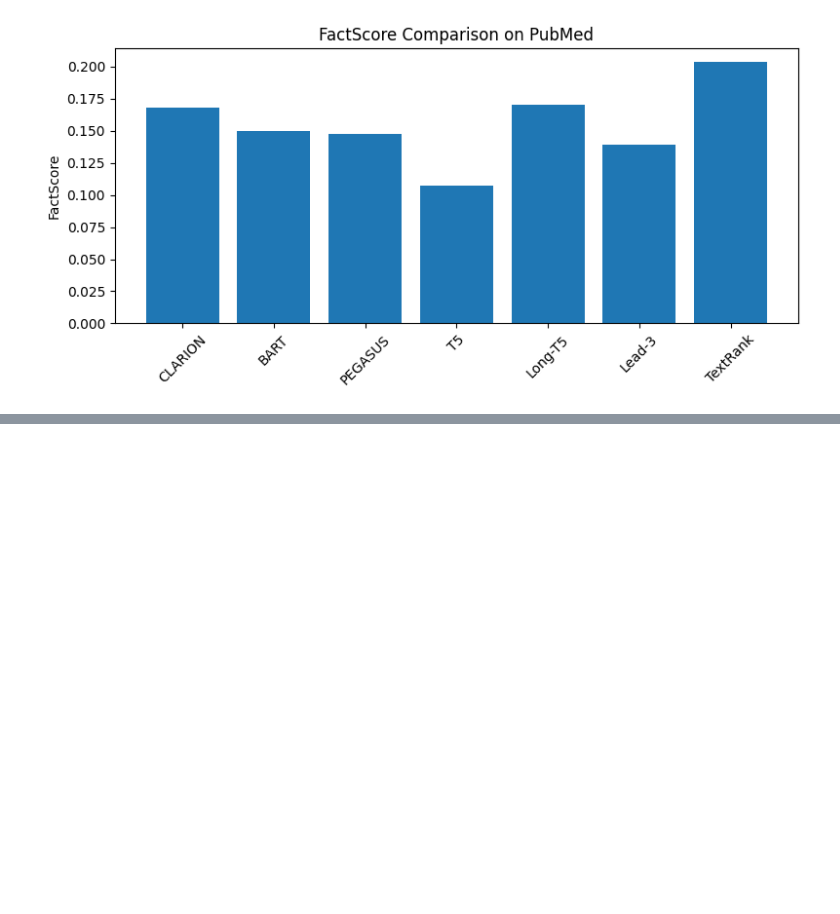
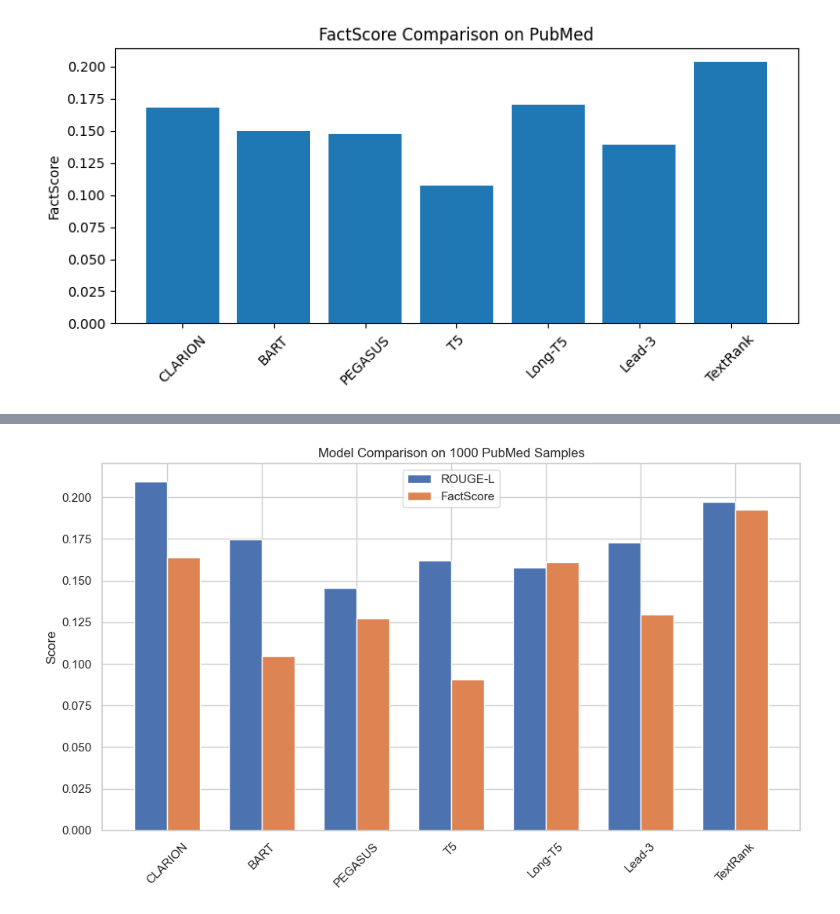
Before and after one commit to 29Saksham2005/CLARION, a Jupyter notebook: clarion_eval.ipynb, the cells around one changed output, grey strips where cells are left out. Cells and saved outputs as stored; diff of their text form; code cells hidden in the pictures; blank space fills up the shorter version.

```diff
--- a/clarion_eval.ipynb
+++ b/clarion_eval.ipynb
@@ -813,0 +912,23 @@ plt.show()
+# %%
+models = ["CLARION","BART","PEGASUS","T5","Long-T5","Lead-3","TextRank"]
+
+rouge_scores = [0.2096,0.1745,0.1455,0.1618,0.1580,0.1729,0.1971]
+fact_scores = [0.1641,0.1049,0.1271,0.0908,0.1609,0.1295,0.1926]
+
+x = np.arange(len(models))
+width = 0.35
+
+plt.figure(figsize=(10,6))
+plt.bar(x - width/2, rouge_scores, width, label="ROUGE-L")
+plt.bar(x + width/2, fact_scores, width, label="FactScore")
+
+plt.xticks(x, models, rotation=45)
+plt.ylabel("Score")
+plt.title("Model Comparison on 1000 PubMed Samples")
+plt.legend()
+
+plt.tight_layout()
+plt.savefig("model_comparison_1000.png", dpi=300)
+plt.show()
+# %% [output]
+[figure, added]
```
Also changed, not shown: parts of 26 cells of this notebook.
